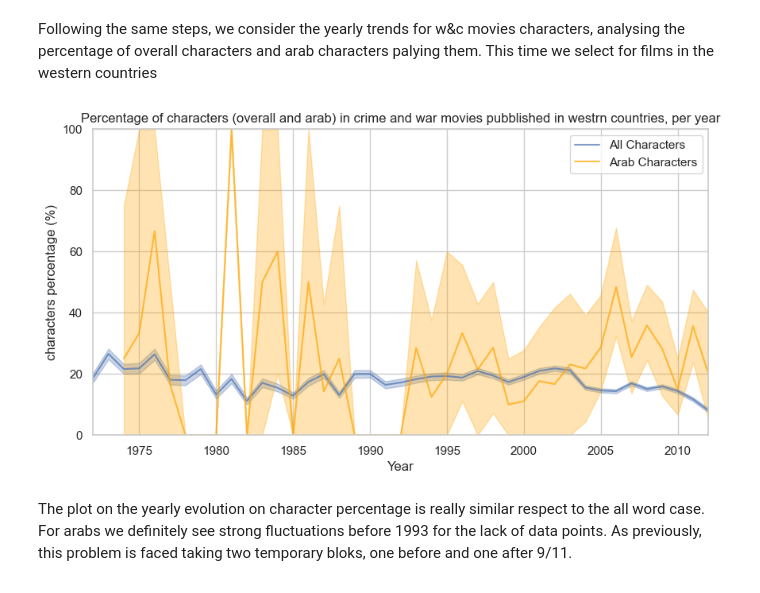
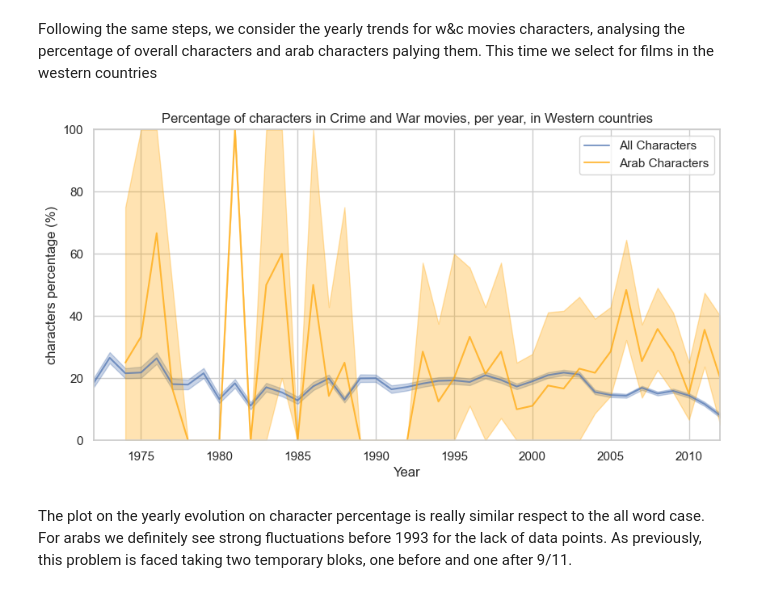
Before and after one commit to epfl-ada/ada-2023-project-pinacolada, a Jupyter notebook: P3.ipynb, the cells around one changed output. Cells and saved outputs as stored; diff of their text form; code cells hidden in the pictures.

```diff
--- a/P3.ipynb
+++ b/P3.ipynb
@@ -341,15 +344,7 @@ fig.suptitle('Number of arab named characters per movie publication country')
 # European countries list. This are countries that are entirely in the European continent
 # Source: https://en.wikipedia.org/wiki/Europe
 
-eu_countries = [
-    'Albania', 'Andorra', 'Austria', 'Belarus', 'Belgium', 'Bosnia and Herzegovina',
-    'Bulgaria', 'Croatia', 'Czech Republic', 'Denmark', 'Estonia', 'Finland', 'France',
-    'Germany', 'Greece', 'Hungary', 'Iceland', 'Ireland', 'Italy', 'Kosovo', 'Latvia',
-    'Liechtenstein', 'Lithuania', 'Luxembourg', 'Malta', 'Moldova', 'Monaco', 'Montenegro',
-    'Netherlands', 'North Macedonia', 'Norway', 'Poland', 'Portugal', 'Romania', 'San Marino',
-    'Serbia', 'Slovakia', 'Slovenia', 'Spain', 'Sweden', 'Switzerland', 'Ukraine',
-    'United Kingdom', 'Vatican City'
-]
+eu_countries = ['France','Germany','Italy','Spain','United Kingdom', 'Sweden', 'Netherlands', 'Denmark', 'Finland', 'Belgium', 'Greece', 'Austria', 'Switzerland', 'Norway', 'Ireland', 'Portugal', 'Luxembourg', 'Iceland', 'Czech Republic', 'Hungary', 'Poland', 'Romania', 'Bulgaria', 'Slovakia', 'Estonia', 'Latvia', 'Lithuania', 'Croatia', 'Slovenia', 'Cyprus', 'Malta']
 
 exploded['countries'] = exploded['countries'].apply(lambda x: 'USA' if x=='United States of America' else 'Europe' if x in eu_countries else 'India' if x=='India' else 'Other')
 country_grouped_counts = exploded['countries'].value_counts()
@@ -1008,26 +957,22 @@ for year in range(limit_years[0],limit_years[1]):
 conf_int_mc_w['release_date'] = conf_int_mc_w['release_date'].astype(int)
 # %%
 # plot the yearly trend of characters with roles in crime and war movies, all characters and arab characters
-# fig, ax = plt.subplots()
-# cri_and_vio.plot(x='release_date',y='mean',kind='bar',color='green' , ax=ax, alpha=0.7)
-# cri_and_vio_ar.plot(x='release_date',y='mean',kind='bar',color='orange', secondary_y=True, ax=ax, alpha=0.7)
-# ax2 = ax.twiny()
 
 plt.figure(figsize=(10,5))
 plt.fill_between(conf_int_mc_w['release_date'], conf_int_mc_w['low']*100, conf_int_mc_w['up']*100, alpha=0.3, color='b')
 plt.plot(cri_and_vio_western['release_date'],cri_and_vio_western['mean']*100, label='All Characters', alpha=0.7, color='b')
 
 plt.fill_between(conf_int_mc_w['release_date'], conf_int_mc_w['low_ar']*100, conf_int_mc_w['up_ar']*100, alpha=0.3, color='orange')
 plt.plot(cri_and_vio_ar_western['release_date'],cri_and_vio_ar_western['mean']*100, label='Arab Characters', alpha=0.7, color='orange')
 
 plt.legend()
 plt.xlabel('Year')
 plt.ylabel('characters percentage (%)')
 plt.xlim(1972, 2012)
 plt.ylim(0,100)
-plt.title('Percentage of characters (overall and arab) in crime and war movies pubblished in westrn countries, per year')
+plt.title('Percentage of characters in Crime and War movies, per year, in Western countries')
 plt.show()
 # %% [output]
-[figure, old version]
+[figure, new version]
 # %% [markdown]
 The plot on the yearly evolution on character percentage is really similar respect to the all word case. For arabs we definitely see strong fluctuations before 1993 for the lack of data points. As previously, this problem is faced taking two temporary bloks, one before and one after 9/11.
```
Also changed, not shown: parts of 53 cells of this notebook.
